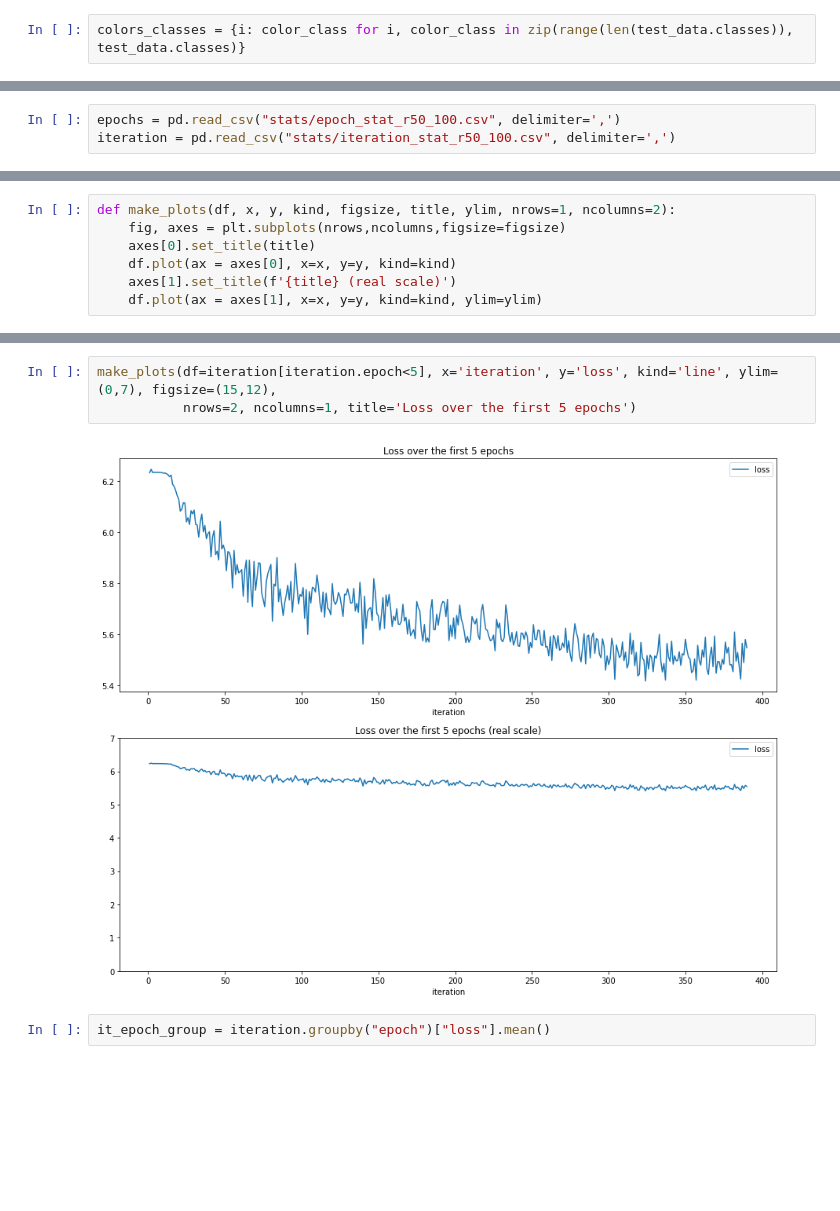
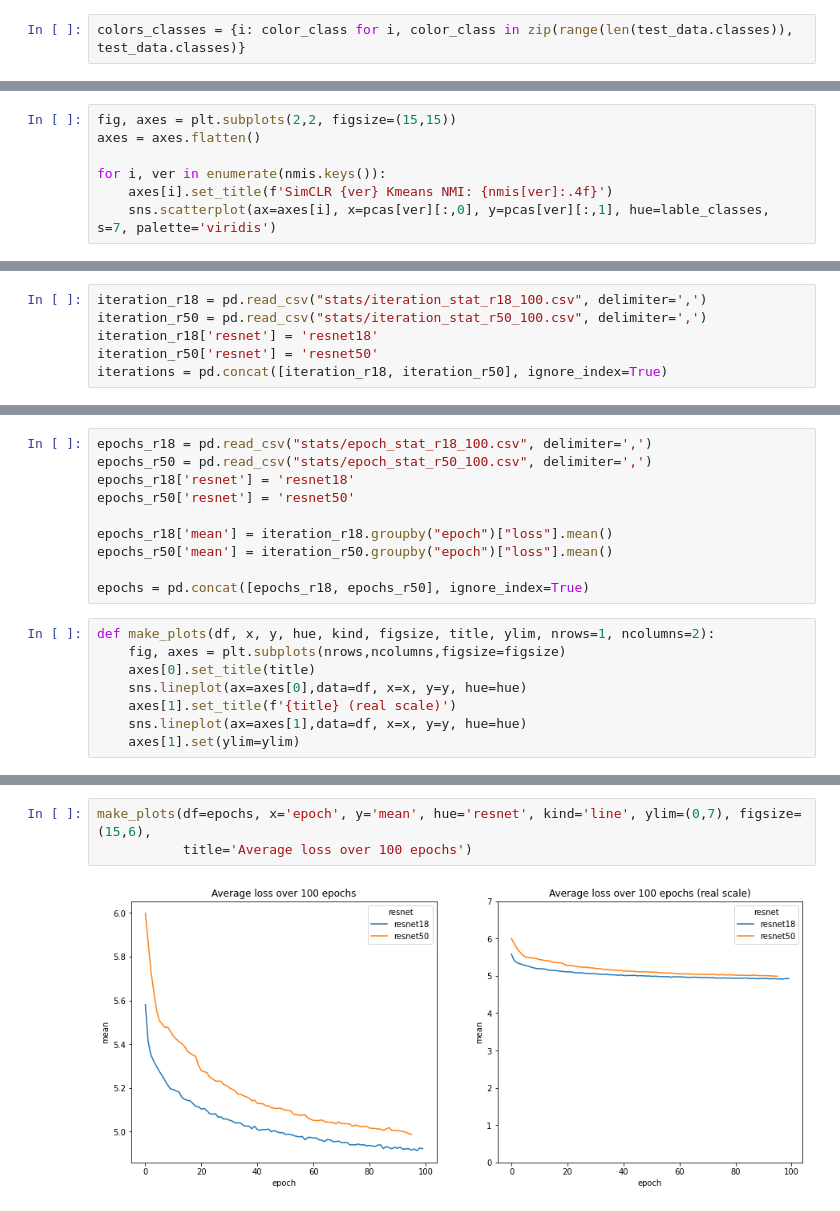
Before and after one commit to AlinaGodun/dcl_b, a Jupyter notebook: ResNet50_Analysis.ipynb, the cells around one changed output, grey strips where cells are left out. Cells and saved outputs as stored; diff of their text form; blank space fills up the shorter version.

```diff
--- a/ResNet50_Analysis.ipynb
+++ b/ResNet50_Analysis.ipynb
@@ -178,0 +146,7 @@ sns.scatterplot(x=reduced_data[:,0], y=reduced_data[:,1], hue=lable_classes, s=7
+# %%
+fig, axes = plt.subplots(2,2, figsize=(15,15))
+axes = axes.flatten()
+
+for i, ver in enumerate(nmis.keys()):
+    axes[i].set_title(f'SimCLR {ver} Kmeans NMI: {nmis[ver]:.4f}')
+    sns.scatterplot(ax=axes[i], x=pcas[ver][:,0], y=pcas[ver][:,1], hue=lable_classes, s=7, palette='viridis')
@@ -181,3 +157,6 @@ sns.scatterplot(x=reduced_data[:,0], y=reduced_data[:,1], hue=lable_classes, s=7
 # %%
-epochs = pd.read_csv("stats/epoch_stat_r50_100.csv", delimiter=',')
-iteration = pd.read_csv("stats/iteration_stat_r50_100.csv", delimiter=',')
+iteration_r18 = pd.read_csv("stats/iteration_stat_r18_100.csv", delimiter=',')
+iteration_r50 = pd.read_csv("stats/iteration_stat_r50_100.csv", delimiter=',')
+iteration_r18['resnet'] = 'resnet18'
+iteration_r50['resnet'] = 'resnet50'
+iterations = pd.concat([iteration_r18, iteration_r50], ignore_index=True)
@@ -202,8 +163,19 @@ iteration.head()
+# %%
+epochs_r18 = pd.read_csv("stats/epoch_stat_r18_100.csv", delimiter=',')
+epochs_r50 = pd.read_csv("stats/epoch_stat_r50_100.csv", delimiter=',')
+epochs_r18['resnet'] = 'resnet18'
+epochs_r50['resnet'] = 'resnet50'
+
+epochs_r18['mean'] = iteration_r18.groupby("epoch")["loss"].mean()
+epochs_r50['mean'] = iteration_r50.groupby("epoch")["loss"].mean()
+
+epochs = pd.concat([epochs_r18, epochs_r50], ignore_index=True)
 # %%
-def make_plots(df, x, y, kind, figsize, title, ylim, nrows=1, ncolumns=2):
+def make_plots(df, x, y, hue, kind, figsize, title, ylim, nrows=1, ncolumns=2):
     fig, axes = plt.subplots(nrows,ncolumns,figsize=figsize)
     axes[0].set_title(title)
-    df.plot(ax = axes[0], x=x, y=y, kind=kind)
+    sns.lineplot(ax=axes[0],data=df, x=x, y=y, hue=hue)
     axes[1].set_title(f'{title} (real scale)')
-    df.plot(ax = axes[1], x=x, y=y, kind=kind, ylim=ylim)
+    sns.lineplot(ax=axes[1],data=df, x=x, y=y, hue=hue)
+    axes[1].set(ylim=ylim)
 # %%
@@ -219,7 +194,5 @@ make_plots(df=iteration[iteration.epoch==0], x='iteration', y='loss', kind='line
 # %%
-make_plots(df=iteration[iteration.epoch<5], x='iteration', y='loss', kind='line', ylim=(0,7), figsize=(15,12),
-           nrows=2, ncolumns=1, title='Loss over the first 5 epochs')
+make_plots(df=epochs, x='epoch', y='mean', hue='resnet', kind='line', ylim=(0,7), figsize=(15,6),
+           title='Average loss over 100 epochs')
 # %% [output]
-[figure, old version]
+[figure, new version]
-# %%
-it_epoch_group = iteration.groupby("epoch")["loss"].mean()
```
Also changed, not shown: parts of 18 cells of this notebook, 8 other files.
